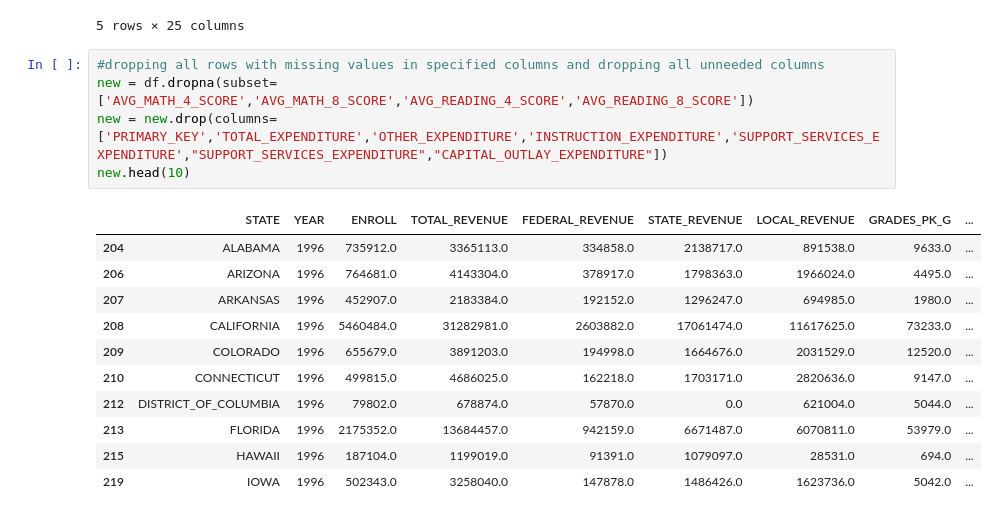
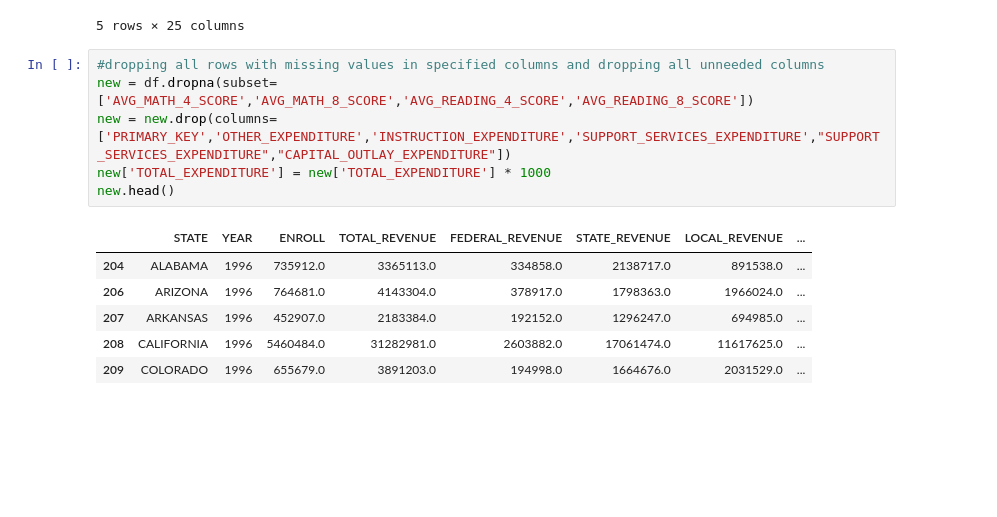
Before and after one commit to Aritra23/bootcamp-project, a Jupyter notebook: Untitled.ipynb, the cells around one changed output. Drawn from its saved outputs; the diff is of its cells as text; blank space fills up the shorter version.

```diff
--- a/Untitled.ipynb
+++ b/Untitled.ipynb
@@ -31,17 +32,13 @@ df.head()
 # %%
 #dropping all rows with missing values in specified columns and dropping all unneeded columns
 new = df.dropna(subset=['AVG_MATH_4_SCORE','AVG_MATH_8_SCORE','AVG_READING_4_SCORE','AVG_READING_8_SCORE'])
-new = new.drop(columns=['PRIMARY_KEY','TOTAL_EXPENDITURE','OTHER_EXPENDITURE','INSTRUCTION_EXPENDITURE','SUPPORT_SERVICES_EXPENDITURE',"SUPPORT_SERVICES_EXPENDITURE","CAPITAL_OUTLAY_EXPENDITURE"])
-new.head(10)
+new = new.drop(columns=['PRIMARY_KEY','OTHER_EXPENDITURE','INSTRUCTION_EXPENDITURE','SUPPORT_SERVICES_EXPENDITURE',"SUPPORT_SERVICES_EXPENDITURE","CAPITAL_OUTLAY_EXPENDITURE"])
+new['TOTAL_EXPENDITURE'] = new['TOTAL_EXPENDITURE'] * 1000
+new.head()
 # %% [output]
-|  | STATE | YEAR | ENROLL | TOTAL_REVENUE | FEDERAL_REVENUE | STATE_REVENUE | LOCAL_REVENUE | GRADES_PK_G | ... |
-| 204 | ALABAMA | 1996 | 735912.0 | 3365113.0 | 334858.0 | 2138717.0 | 891538.0 | 9633.0 | ... |
-| 206 | ARIZONA | 1996 | 764681.0 | 4143304.0 | 378917.0 | 1798363.0 | 1966024.0 | 4495.0 | ... |
-| 207 | ARKANSAS | 1996 | 452907.0 | 2183384.0 | 192152.0 | 1296247.0 | 694985.0 | 1980.0 | ... |
-| 208 | CALIFORNIA | 1996 | 5460484.0 | 31282981.0 | 2603882.0 | 17061474.0 | 11617625.0 | 73233.0 | ... |
-| 209 | COLORADO | 1996 | 655679.0 | 3891203.0 | 194998.0 | 1664676.0 | 2031529.0 | 12520.0 | ... |
-| 210 | CONNECTICUT | 1996 | 499815.0 | 4686025.0 | 162218.0 | 1703171.0 | 2820636.0 | 9147.0 | ... |
-| 212 | DISTRICT_OF_COLUMBIA | 1996 | 79802.0 | 678874.0 | 57870.0 | 0.0 | 621004.0 | 5044.0 | ... |
-| 213 | FLORIDA | 1996 | 2175352.0 | 13684457.0 | 942159.0 | 6671487.0 | 6070811.0 | 53979.0 | ... |
-| 215 | HAWAII | 1996 | 187104.0 | 1199019.0 | 91391.0 | 1079097.0 | 28531.0 | 694.0 | ... |
-| 219 | IOWA | 1996 | 502343.0 | 3258040.0 | 147878.0 | 1486426.0 | 1623736.0 | 5042.0 | ... |
+|  | STATE | YEAR | ENROLL | TOTAL_REVENUE | FEDERAL_REVENUE | STATE_REVENUE | LOCAL_REVENUE | ... |
+| 204 | ALABAMA | 1996 | 735912.0 | 3365113.0 | 334858.0 | 2138717.0 | 891538.0 | ... |
+| 206 | ARIZONA | 1996 | 764681.0 | 4143304.0 | 378917.0 | 1798363.0 | 1966024.0 | ... |
+| 207 | ARKANSAS | 1996 | 452907.0 | 2183384.0 | 192152.0 | 1296247.0 | 694985.0 | ... |
+| 208 | CALIFORNIA | 1996 | 5460484.0 | 31282981.0 | 2603882.0 | 17061474.0 | 11617625.0 | ... |
+| 209 | COLORADO | 1996 | 655679.0 | 3891203.0 | 194998.0 | 1664676.0 | 2031529.0 | ... |
```
Also changed, not shown: parts of 20 cells of this notebook, 15 other files.
